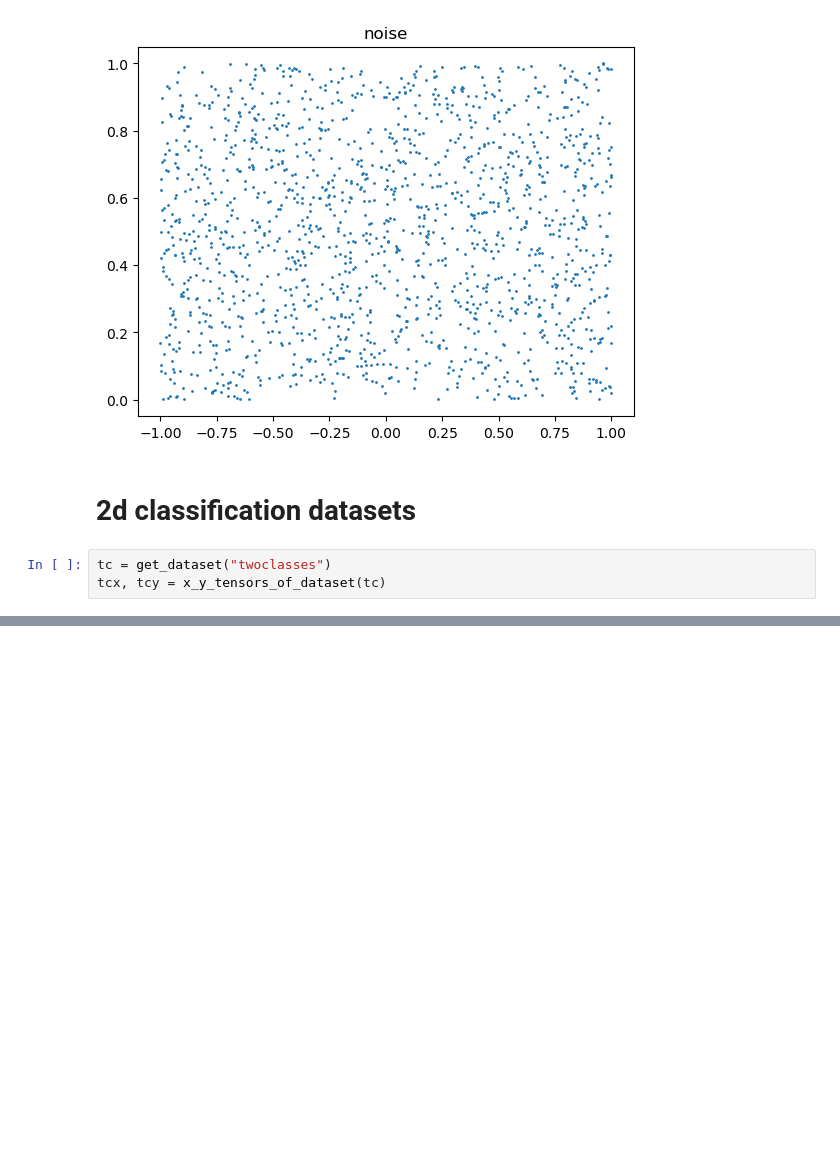
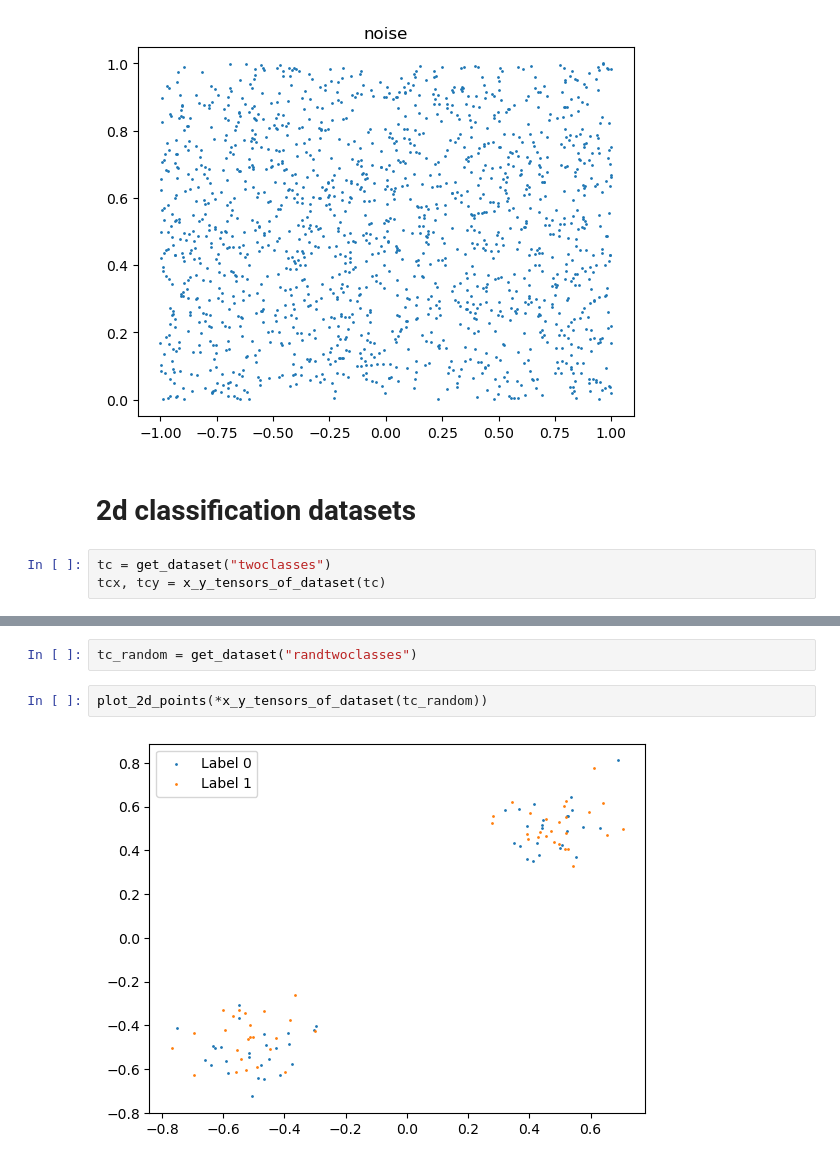
Before and after one commit to LRudL/dots, a Jupyter notebook: notebooks/datasets.ipynb, the cells around one changed output, grey strips where cells are left out. Cells and saved outputs as stored; diff of their text form; blank space fills up the shorter version.

Commit message:
twoclasses, randtwoclasses, testing, new configs

```diff
--- a/notebooks/datasets.ipynb
+++ b/notebooks/datasets.ipynb
@@ -66,0 +57,6 @@ plot_2d_points(tcx, tcy)
+# %%
+tc_random = get_dataset("randtwoclasses")
+# %%
+plot_2d_points(*x_y_tensors_of_dataset(tc_random))
+# %% [output]
+[figure, added]
```
Also changed, not shown: parts of 3 cells of this notebook, 7 other files.
